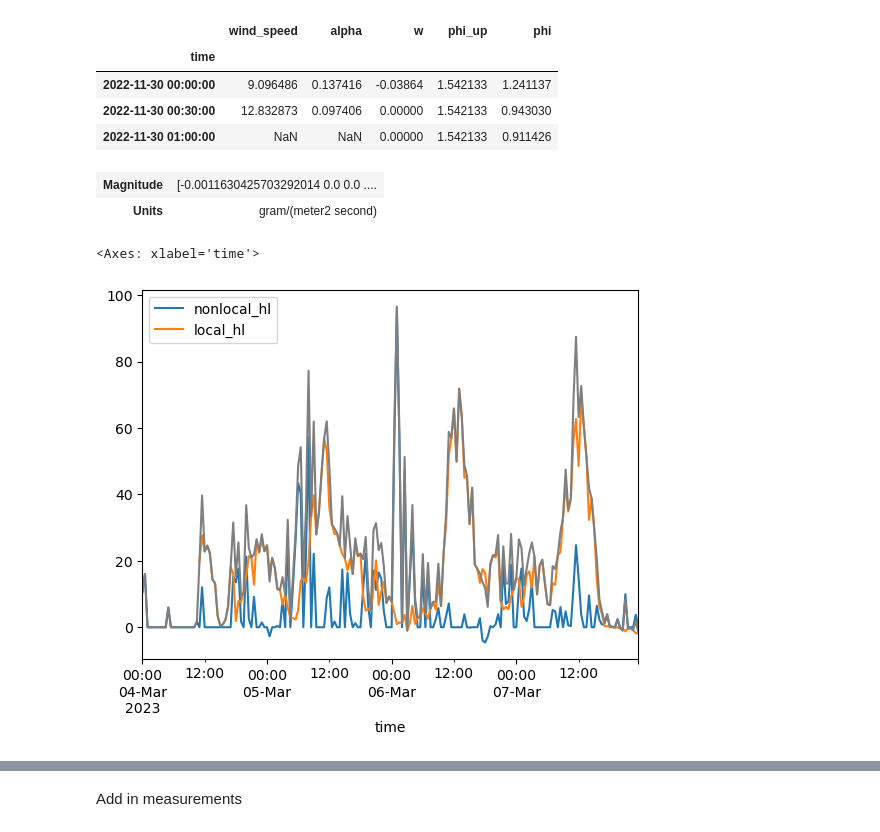
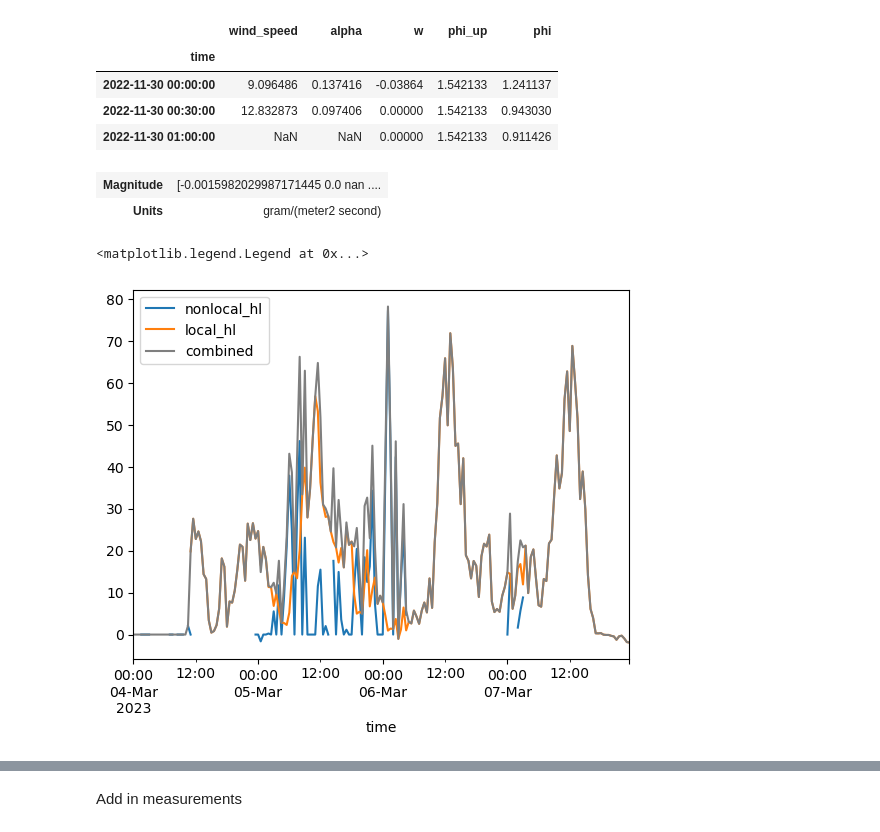
Before and after one commit to elischwat/sublimationofsnow, a Jupyter notebook: analysis/paper2/seasonal_modeling.ipynb, the cells around one changed output, grey strips where cells are left out. Cells and saved outputs as stored; diff of their text form; code cells hidden in the pictures.

```diff
--- a/analysis/paper2/seasonal_modeling.ipynb
+++ b/analysis/paper2/seasonal_modeling.ipynb
@@ -311,5 +326,5 @@ Get $V$
 model_df = dl_wprof_df.set_index('time').copy()
 # %%
 model_df['alpha'] = (L / (
-    T * V_df.wind_speed.values * units("m/s")
+    T * model_df.wind_speed.values * units("m/s")
 )).magnitude
@@ -375,14 +418,19 @@ model_df.head(3)
 | 2022-11-30 00:30:00 | 12.832873 | 0.097406 | 0.00000 | 1.542133 | 0.943030 |
 | 2022-11-30 01:00:00 | NaN | NaN | 0.00000 | 1.542133 | 0.911426 |
 # %%
+# nonlocal_transport_results = (
+#     0.1 * (model_df['w'].values*units('meters/second')) * (
+#     (model_df['phi_up'].values*units('g/m^3'))
+#     - (model_df['phi'].values*units('g/m^3'))
+# ))
 nonlocal_transport_results = (
-    0.1 * (model_df['w'].values*units('meters/second')) * (
+    model_df['alpha'].values * (model_df['w'].values*units('meters/second')) * (
     (model_df['phi_up'].values*units('g/m^3'))
     - (model_df['phi'].values*units('g/m^3'))
 ))
 nonlocal_transport_results
 # %% [output]
-| Magnitude | [-0.0011630425703292014 0.0 0.0 .... |
+| Magnitude | [-0.0015982029987171445 0.0 nan .... |
 | Units | gram/(meter2 second) |
 # %%
 model_df['nonlocal_hl'] = w_h2o_to_watts(nonlocal_transport_results.magnitude)
@@ -394,7 +442,8 @@ model_df = model_df.join(modeled_fluxes_df_localtime[['hsb', 'hlb']].rename(
 model_df['combined_hl'] = model_df[['nonlocal_hl', 'local_hl']].sum(axis=1)
 # %%
 model_df.loc['20230304':'20230307':][['nonlocal_hl', 'local_hl']].plot()
-model_df.loc['20230304':'20230307':]['combined_hl'].plot(color='tab:grey')
+model_df.loc['20230304':'20230307':]['combined_hl'].plot(color='tab:grey', label='combined')
+plt.legend()
 # %% [output]
-<Axes: xlabel='time'>
+<matplotlib.legend.Legend at 0x...>
-[figure, old version]
+[figure, new version]
```
Also changed, not shown: parts of 21 cells of this notebook, 7 other files.
